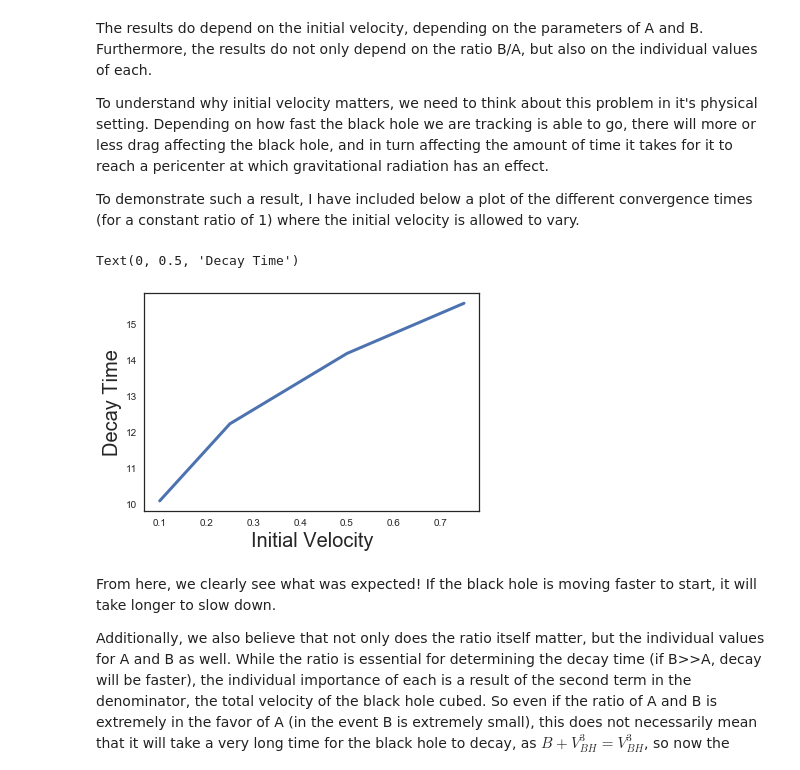
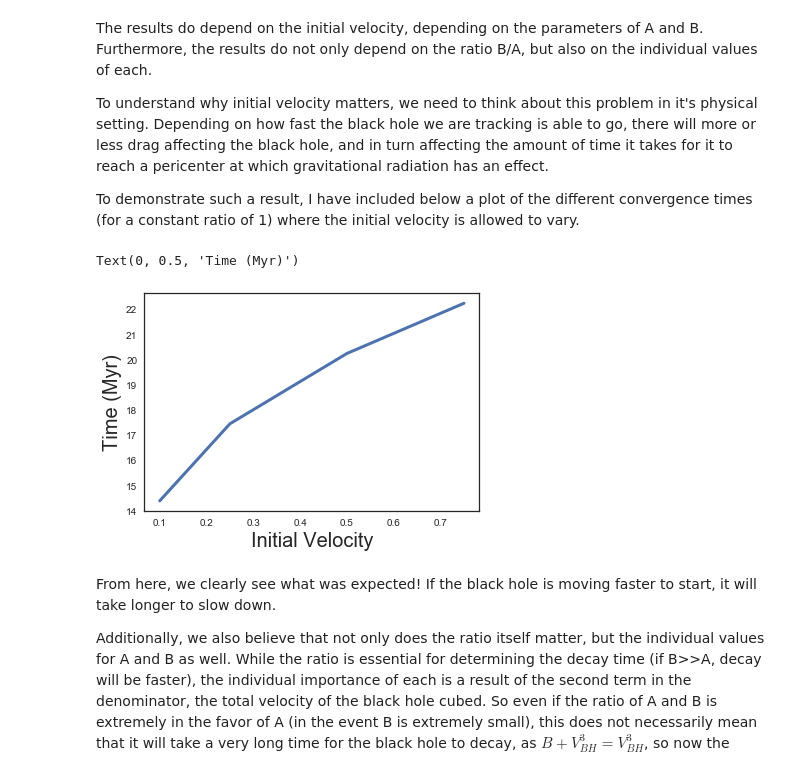
Before and after one commit to nkasmanoff/CompPhys2019, a Jupyter notebook: homework4/Notebooks/Question 2-C.ipynb, the cells around one changed output. Saved outputs shown, nothing was run; the diff lists cells and outputs as text; code cells hidden in the pictures.

Commit message:
adding code and graphs

```diff
--- a/homework4/Notebooks/Question 2-C.ipynb
+++ b/homework4/Notebooks/Question 2-C.ipynb
@@ -61,6 +58,6 @@ BBs = np.arange(.5,10)
 # %%
 
-AA = 5
+AA = 1
 BBs = [.5,.9,1,2.5,5,7.5,10]
 t_crits = []
 for BB in BBs:
@@ -198,12 +195,12 @@ for vy in vy0s:
 
     rs = np.sqrt(np.power(xs,2) + np.power(ys,2))
 # %%
-plt.plot(vy0s,t_crits,linewidth=3)
+plt.plot(vy0s,1.427*np.array(t_crits),linewidth=3)
 plt.xlabel("Initial Velocity",fontsize=20)
-plt.ylabel("Decay Time",fontsize=20)
+plt.ylabel("Time (Myr)",fontsize=20)
 # %% [output]
-Text(0, 0.5, 'Decay Time')
+Text(0, 0.5, 'Time (Myr)')
-[figure, old version]
+[figure, new version]
 # %% [markdown]
 From here, we clearly see what was expected! If the black hole is moving faster to start, it will take longer to slow down.
 
```
Also changed, not shown: parts of 6 cells of this notebook, 10 other files.
